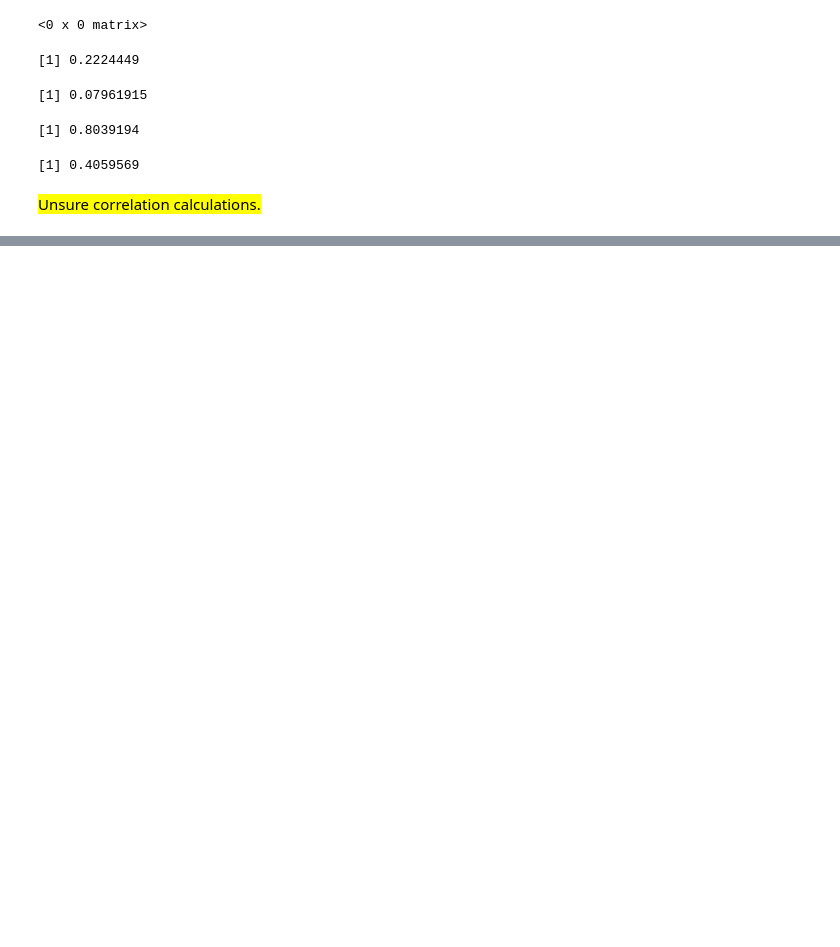
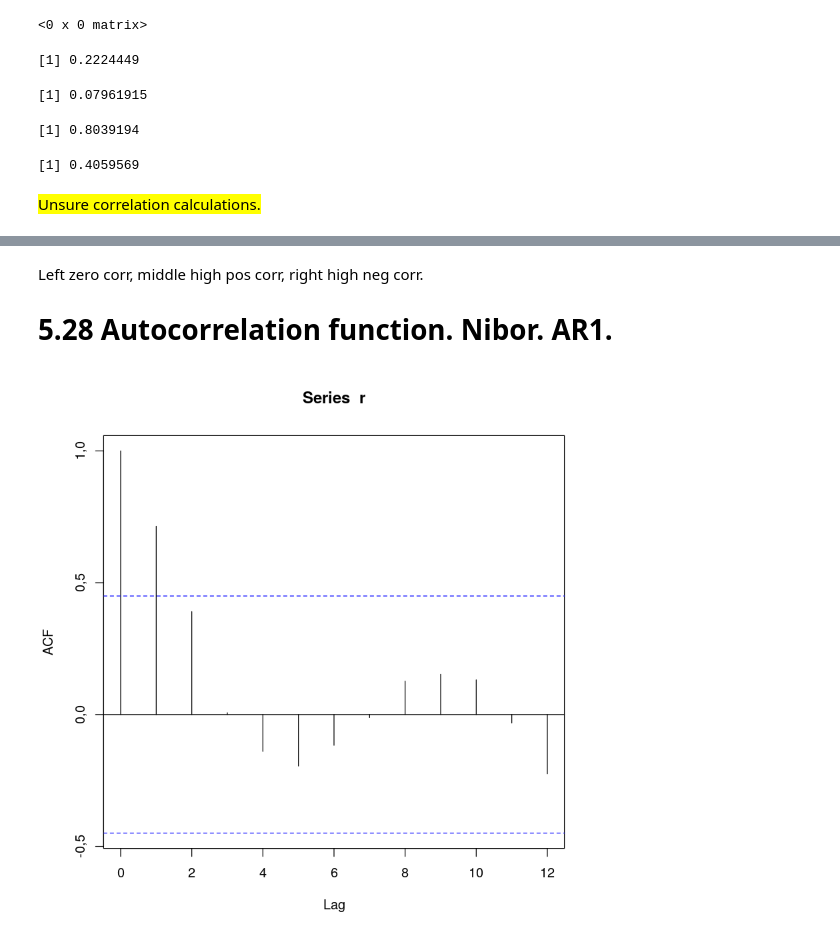
Before and after one commit to kaaja/Insc, a Jupyter notebook: w11/w11.ipynb, the cells around one changed output, grey strips where cells are left out. Saved outputs shown, nothing was run; the diff lists cells and outputs as text; code cells hidden in the pictures; blank space fills up the shorter version.

```diff
--- a/w11/w11.ipynb
+++ b/w11/w11.ipynb
@@ -158,0 +183,9 @@ I solved these, but the solutions didn't save to disk. Will not repeat this. See
+# %% [markdown]
+Left zero corr, middle high pos corr, right high neg corr.
+
+# 5.28 Autocorrelation function. Nibor. AR1.
+# %%
+r = scan("https://www.uio.no/studier/emner/matnat/math/STK3505/h17/datasett/nibornor.txt")
+acf(r)
+# %% [output]
+[figure, added]
```
Also changed, not shown: parts of 11 cells of this notebook.
